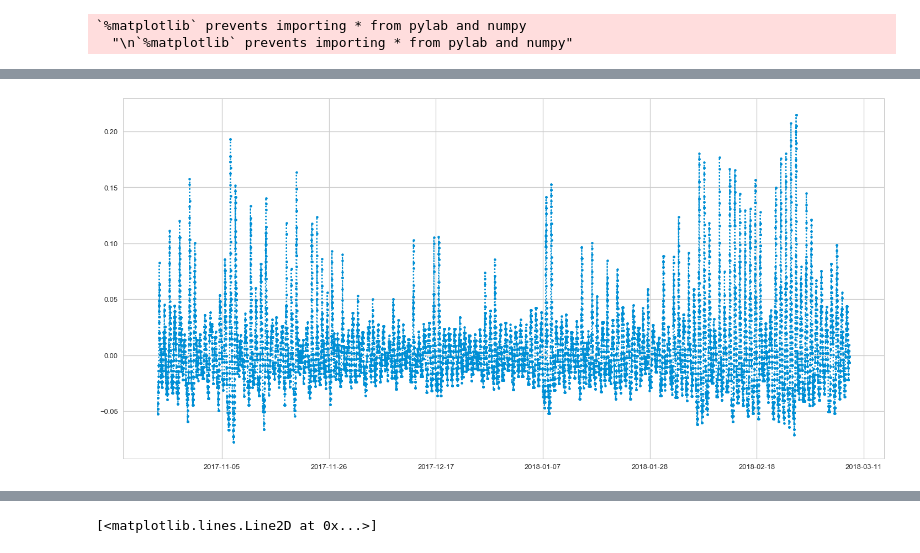
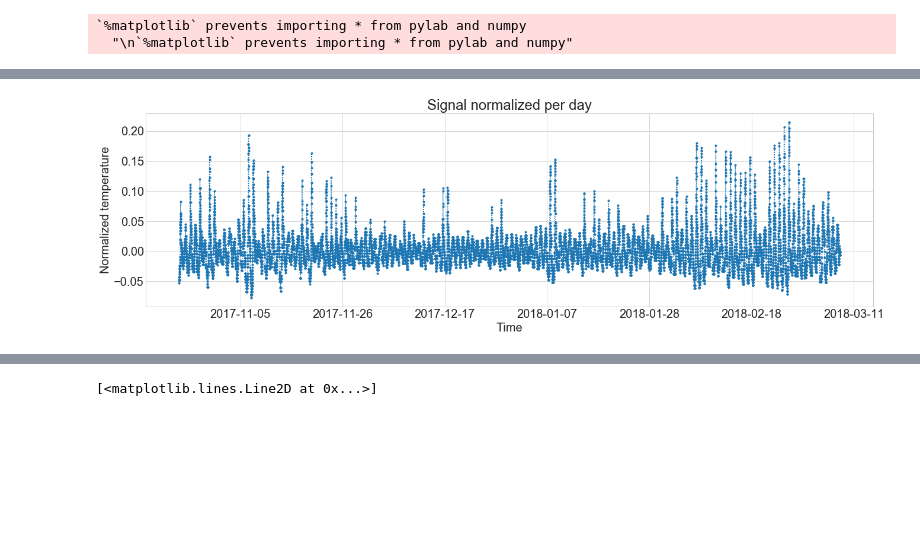
Before and after one commit to palindrome6/modelling_and_simulation, a Jupyter notebook: Signal_analysis.ipynb, the cells around one changed output, grey strips where cells are left out. Cells and saved outputs as stored; diff of their text form; code cells hidden in the pictures; blank space fills up the shorter version.

```diff
--- a/Signal_analysis.ipynb
+++ b/Signal_analysis.ipynb
@@ -1,4 +1,6 @@
 # %%
+# imports
+
 import pandas as pd
 import numpy as np
 import matplotlib.pyplot as plt
@@ -7,6 +9,8 @@ from scipy import fftpack
 %pylab inline
 plt.style.use('seaborn-whitegrid')
 pylab.rcParams['figure.figsize'] = (22, 6)
+import matplotlib
+matplotlib.rcParams.update({'font.size': 20})
 # %% [output]
 Populating the interactive namespace from numpy and matplotlib
 `%matplotlib` prevents importing * from pylab and numpy
@@ -60,6 +64,9 @@ for name, group in grouped:
     norm_df = norm_df.append(df_sub)
 # %%
 plt.plot(norm_df['Time'], norm_df['Temperature_normalized'], linestyle=':', marker='.')
+plt.title('Signal normalized per day')
+plt.ylabel('Normalized temperature')
+plt.xlabel('Time')
 plt.show()
 # %% [output]
-[figure, old version]
+[figure, new version]
```
Also changed, not shown: parts of 17 cells of this notebook.
